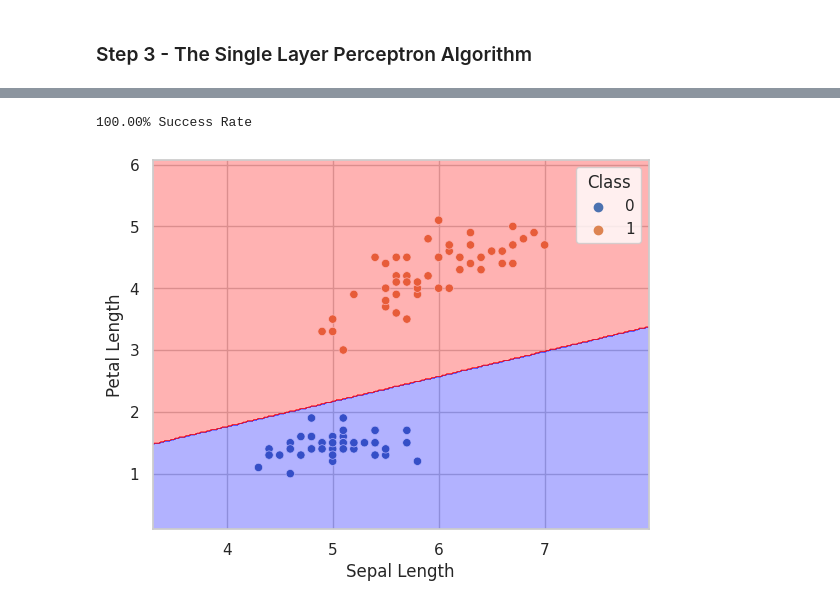
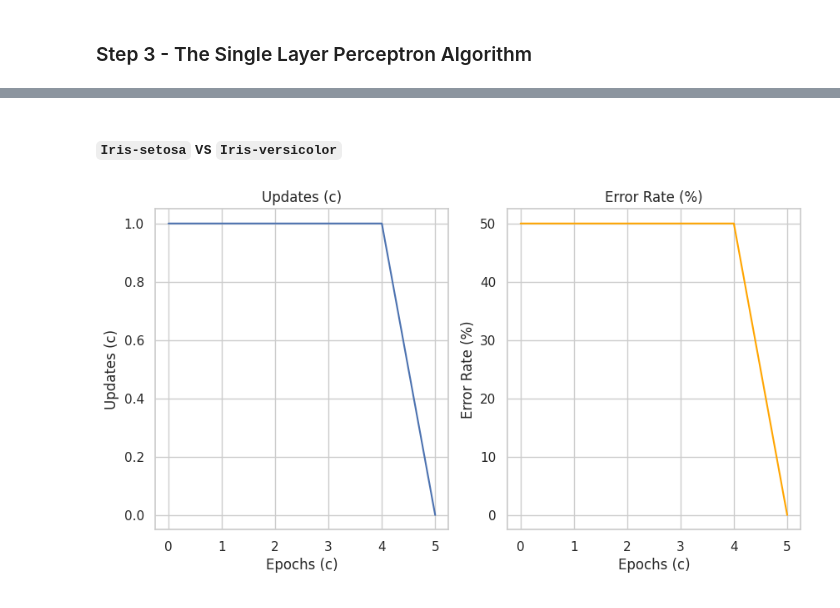
Before and after one commit to UlascanErsoy/ECEN427-TAMU, a Jupyter notebook: hw1/hw1.ipynb, the cells around one changed output, grey strips where cells are left out. Cells and saved outputs as stored; diff of their text form; code cells hidden in the pictures.

```diff
--- a/hw1/hw1.ipynb
+++ b/hw1/hw1.ipynb
@@ -159,37 +200,49 @@ class SingleLayerPerceptron:
 
 Filter the data to only have two linearly seperable classes, and replace class names with `0` or `1` to be used as the target
 parameter in the model.
-# %%
-
-clean_df = df[df['Class'].isin(['Iris-setosa','Iris-versicolor'])].sample(frac = 1)
-clean_df['Class'] = clean_df['Class'].apply(lambda x: 0 if x == 'Iris-setosa' else 1)
-
-train_df = clean_df.head(75)
-
-#use the model
-features = ['Sepal Length','Petal Length']
-
-model = SingleLayerPerceptron()
-y = train_df[['Class']].to_numpy()
-X = train_df[features].to_numpy()
-model.train(
-    X,
-    y
-)
-
-test_df = clean_df.tail(25)
-
-predict = model.predict(test_df[features].to_numpy())
-
-splt = seaborn.scatterplot(x='Sepal Length',
-                    y='Petal Length',
-                    hue='Class',
-                    data=clean_df)
-
-model.draw_decision_boundary(X)
-
-errs = [1 for pred, yi in zip(predict, test_df[['Class']].to_numpy()) if pred == yi[0]]
-print(f"{len(errs)/len(test_df.index) * 100:.2f}% Success Rate")
-# %% [output]
-100.00% Success Rate
-[figure, removed]
+# %%
+def prepare_data(df: pd.DataFrame,
+                 features: List[str],
+                 class_row: str = "Class") -> (np.ndarray, np.ndarray):
+    """Prepare the dataframe into input and target arrays
+    :param df: pandas dataframe containing feature and target vectors
+    :type df: DataFrame
+    :param features: row names of features as a list
+    :type features: List of strings
+    :param class_row: Row name of target vector
+    :type class_row: str (default = "Class")
+    :returns: X , y
+    :rtype: np.ndarray , np.ndarray
+    """
+    id_map = {name: idx
+                for idx, name in enumerate(set(df[class_row]))
+                }
+
+    y = df[class_row]\
+            .apply(lambda x: id_map[x])\
+            .to_numpy()
+
+    X = df[features].to_numpy()
+
+    return X , y
+# %% [markdown]
+#### `Iris-setosa` vs `Iris-versicolor`
+# %%
+#use the model
+features = ['Sepal Length','Petal Length']
+
+model = SingleLayerPerceptron(n = 100)
+clean_df = df[df['Class'].isin(['Iris-setosa','Iris-versicolor'])]
+X , y = prepare_data(
+    clean_df,
+    features
+)
+
+model.train(
+    X,
+    y
+)
+
+model.plot_training_info()
+# %% [output]
+[figure, added]
```
Also changed, not shown: parts of 15 cells of this notebook.
